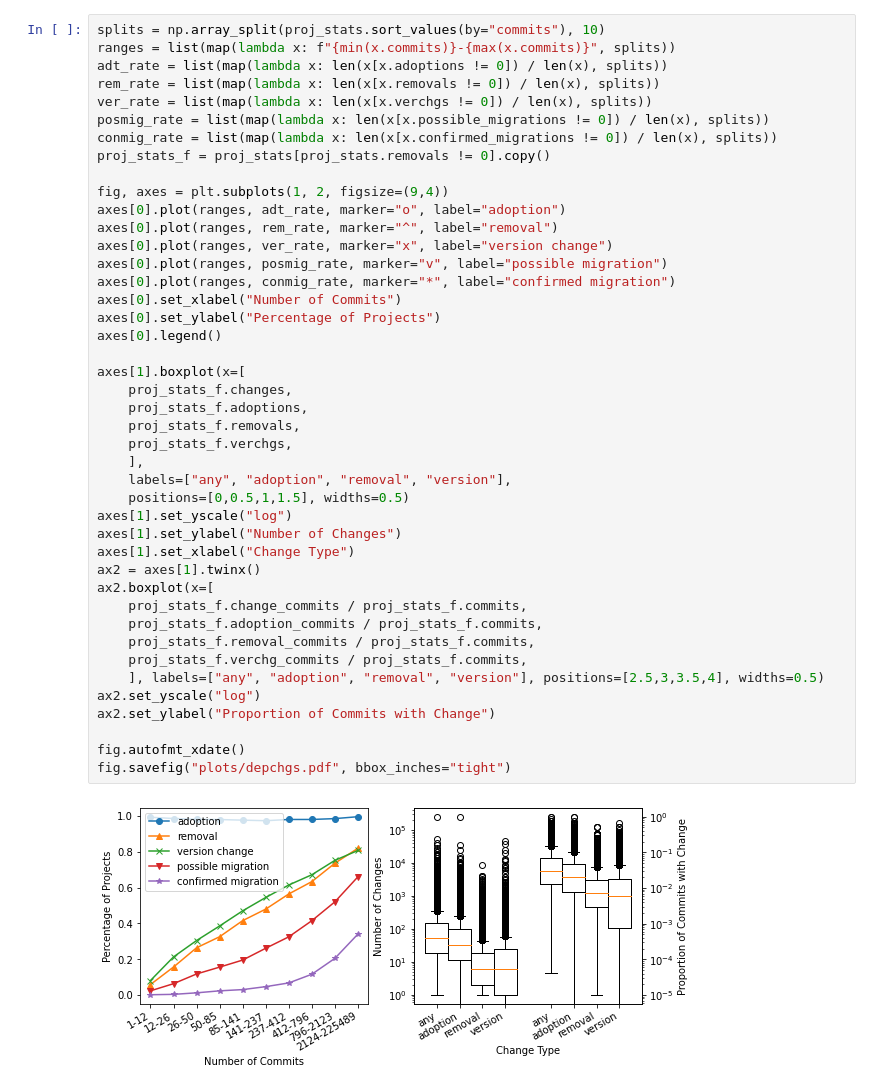
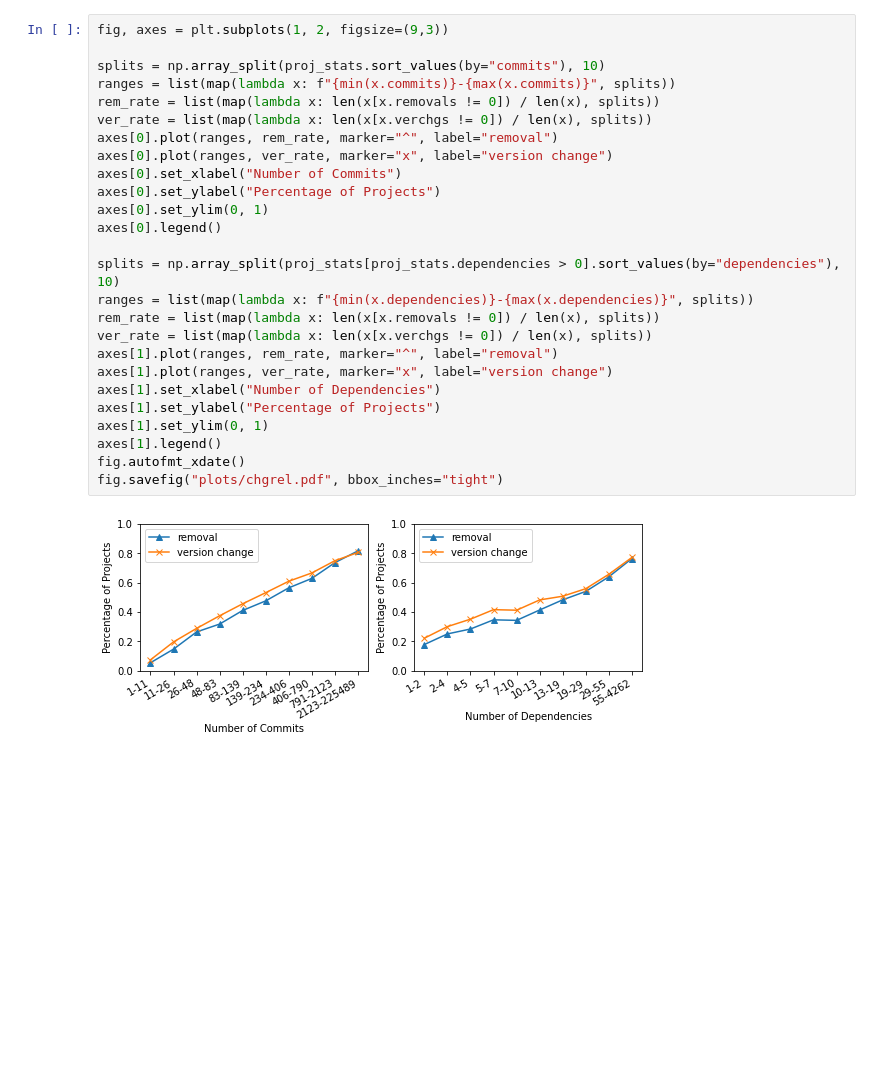
Before and after one commit to hehao98/LibraryMigration, a Jupyter notebook: plot_depchgs.ipynb, the cells around one changed output. Cells and saved outputs as stored; diff of their text form; blank space fills up the shorter version.

```diff
--- a/plot_depchgs.ipynb
+++ b/plot_depchgs.ipynb
@@ -97,45 +99,28 @@ For the 20% projects with most commits:
-# %%
-splits = np.array_split(proj_stats.sort_values(by="commits"), 10)
-ranges = list(map(lambda x: f"{min(x.commits)}-{max(x.commits)}", splits))
-adt_rate = list(map(lambda x: len(x[x.adoptions != 0]) / len(x), splits))
-rem_rate = list(map(lambda x: len(x[x.removals != 0]) / len(x), splits))
-ver_rate = list(map(lambda x: len(x[x.verchgs != 0]) / len(x), splits))
-posmig_rate = list(map(lambda x: len(x[x.possible_migrations != 0]) / len(x), splits))
-conmig_rate = list(map(lambda x: len(x[x.confirmed_migrations != 0]) / len(x), splits))
-proj_stats_f = proj_stats[proj_stats.removals != 0].copy()
-
-fig, axes = plt.subplots(1, 2, figsize=(9,4))
-axes[0].plot(ranges, adt_rate, marker="o", label="adoption")
-axes[0].plot(ranges, rem_rate, marker="^", label="removal")
-axes[0].plot(ranges, ver_rate, marker="x", label="version change")
-axes[0].plot(ranges, posmig_rate, marker="v", label="possible migration")
-axes[0].plot(ranges, conmig_rate, marker="*", label="confirmed migration")
-axes[0].set_xlabel("Number of Commits")
-axes[0].set_ylabel("Percentage of Projects")
-axes[0].legend()
-
-axes[1].boxplot(x=[
-    proj_stats_f.changes,
-    proj_stats_f.adoptions,
-    proj_stats_f.removals,
-    proj_stats_f.verchgs,
-    ],
-    labels=["any", "adoption", "removal", "version"],
-    positions=[0,0.5,1,1.5], widths=0.5)
-axes[1].set_yscale("log")
-axes[1].set_ylabel("Number of Changes")
-axes[1].set_xlabel("Change Type")
-ax2 = axes[1].twinx()
-ax2.boxplot(x=[
-    proj_stats_f.change_commits / proj_stats_f.commits,
-    proj_stats_f.adoption_commits / proj_stats_f.commits,
-    proj_stats_f.removal_commits / proj_stats_f.commits,
-    proj_stats_f.verchg_commits / proj_stats_f.commits,
-    ], labels=["any", "adoption", "removal", "version"], positions=[2.5,3,3.5,4], widths=0.5)
-ax2.set_yscale("log")
-ax2.set_ylabel("Proportion of Commits with Change")
-
-fig.autofmt_xdate()
-fig.savefig("plots/depchgs.pdf", bbox_inches="tight")
-# %% [output]
-[figure, removed]
+# %%
+fig, axes = plt.subplots(1, 2, figsize=(9,3))
+
+splits = np.array_split(proj_stats.sort_values(by="commits"), 10)
+ranges = list(map(lambda x: f"{min(x.commits)}-{max(x.commits)}", splits))
+rem_rate = list(map(lambda x: len(x[x.removals != 0]) / len(x), splits))
+ver_rate = list(map(lambda x: len(x[x.verchgs != 0]) / len(x), splits))
+axes[0].plot(ranges, rem_rate, marker="^", label="removal")
+axes[0].plot(ranges, ver_rate, marker="x", label="version change")
+axes[0].set_xlabel("Number of Commits")
+axes[0].set_ylabel("Percentage of Projects")
+axes[0].set_ylim(0, 1)
+axes[0].legend()
+
+splits = np.array_split(proj_stats[proj_stats.dependencies > 0].sort_values(by="dependencies"), 10)
+ranges = list(map(lambda x: f"{min(x.dependencies)}-{max(x.dependencies)}", splits))
+rem_rate = list(map(lambda x: len(x[x.removals != 0]) / len(x), splits))
+ver_rate = list(map(lambda x: len(x[x.verchgs != 0]) / len(x), splits))
+axes[1].plot(ranges, rem_rate, marker="^", label="removal")
+axes[1].plot(ranges, ver_rate, marker="x", label="version change")
+axes[1].set_xlabel("Number of Dependencies")
+axes[1].set_ylabel("Percentage of Projects")
+axes[1].set_ylim(0, 1)
+axes[1].legend()
+fig.autofmt_xdate()
+fig.savefig("plots/chgrel.pdf", bbox_inches="tight")
+# %% [output]
+[figure, added]
```
Also changed, not shown: parts of 14 cells of this notebook, 3 other files.
